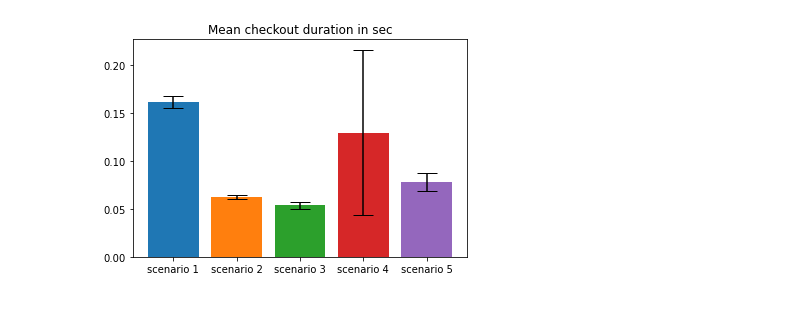
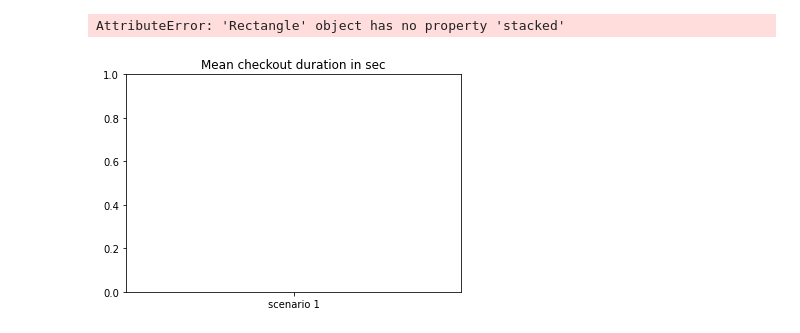
Before and after one commit to pzierahn/omnetpp_offload, a Jupyter notebook: evaluation/system-overhead-eval.ipynb, the cells around one changed output. Saved outputs shown, nothing was run; the diff lists cells and outputs as text; code cells hidden in the pictures.

```diff
--- a/evaluation/system-overhead-eval.ipynb
+++ b/evaluation/system-overhead-eval.ipynb
@@ -3,7 +3,7 @@ import numpy as np
 import pandas as pd
 import matplotlib.pyplot as plt
 # %%
-dfr = pd.read_csv("opp-edge-eval-runs.csv", parse_dates=['time_stamp'])
+dfr = pd.read_csv("eval-data/opp-edge-eval-runs.csv", parse_dates=['timeStamp'])
 dfr.info()
 dfr.head()
 # %% [output]
@@ -61,0 +62,4 @@ memory usage: 187.6+ KB
+# %%
+dfa = pd.read_csv("eval-data/opp-edge-eval-actions.csv", parse_dates=['timeStamp'])
+dfa.info()
+dfa.head()
@@ -79,0 +108,14 @@ for scenario in scenarios:
+# %%
+scenarios = dfr.scenarioId.unique()
+
+plt.title("Mean execution duration in sec")
+
+for scenario in scenarios:
+    execution_start = dfr.loc[(dfr.scenarioId == scenario) & (dfr.step == 1)].sort_values(by=['eventId'])
+    execution_end   = dfr.loc[(dfr.scenarioId == scenario) & (dfr.step == 2)].sort_values(by=['eventId'])
+
+    durations = pd.to_timedelta(execution_end.timeStamp.values - execution_start.timeStamp.values)
+    mean = durations.mean()
+    std = durations.std()
+
+    plt.bar(f"scenario {scenario}", mean.total_seconds(), yerr=std.total_seconds(), capsize=10)
@@ -80,17 +124,30 @@ for scenario in scenarios:
 # %%
-scenarios = dfr.scenario_id.unique()
+scenarios = dfa.scenarioId.unique()
+actions = dfa.action.unique()
 
 plt.title("Mean checkout duration in sec")
 
-for scenario in scenarios:
-    execution_start = dfr.loc[(dfr.scenario_id == scenario) & (dfr.command == "Checkout") & (dfr.step == 1)].sort_values(by=['match_id'])
-    execution_end   = dfr.loc[(dfr.scenario_id == scenario) & (dfr.command == "Checkout") & (dfr.step == 2)].sort_values(by=['match_id'])
+last = np.zeros(len(actions))
+for action in actions:
+    labels = []
+    vals = np.zeros(len(scenarios))
 
-    durations = pd.to_timedelta(execution_end.time_stamp.values - execution_start.time_stamp.values)
-    mean = durations.mean()
-    std = durations.std()
+    for inx, scenario in enumerate(scenarios):
+        execution_start = dfa.loc[(dfa.scenarioId == scenario) & (dfa.action == action) & (dfa.step == 1)].sort_values(by=['eventId'])
+        execution_end   = dfa.loc[(dfa.scenarioId == scenario) & (dfa.action == action) & (dfa.step == 2)].sort_values(by=['eventId'])
 
-    plt.bar(f"scenario {scenario}", mean.total_seconds(), yerr=std.total_seconds(), capsize=10)
+        durations = pd.to_timedelta(execution_end.timeStamp.values - execution_start.timeStamp.values)
+        val = durations.sum()
+
+        labels.append(f"scenario {scenario}")
+        vals[inx] = val.total_seconds() + last[inx]
+
+    plt.bar(labels, vals, stacked=True, label=action)
+    print(action, labels, vals)
+    last += vals
+
+plt.legend()
 # %% [output]
+AttributeError: 'Rectangle' object has no property 'stacked'
-[figure, old version]
+[figure, new version]
 # %%
```
Also changed, not shown: parts of 8 cells of this notebook, 55 other files.
